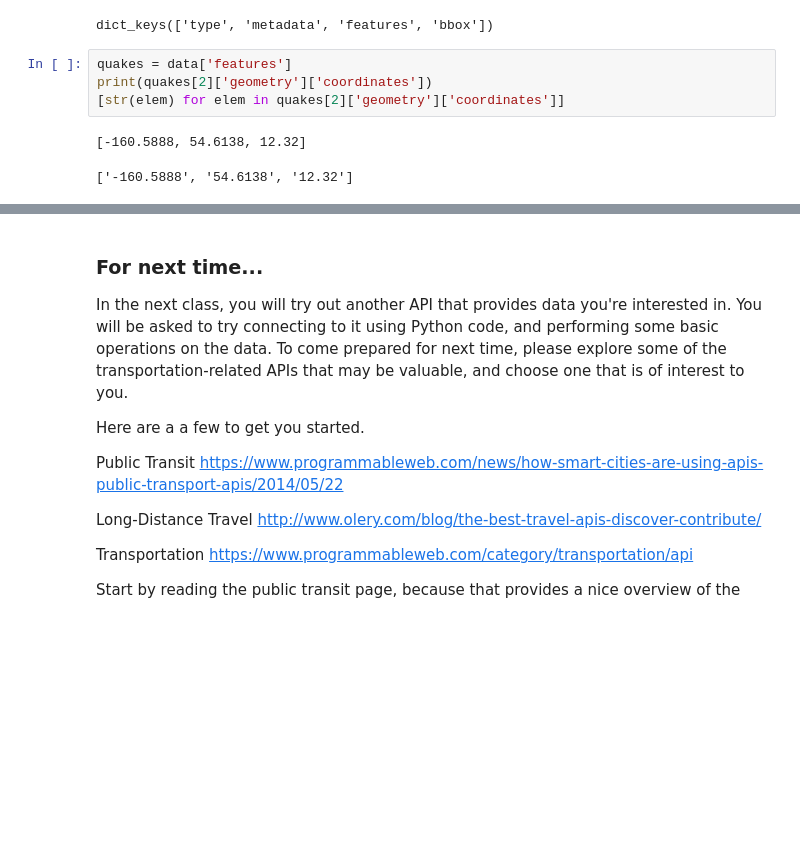
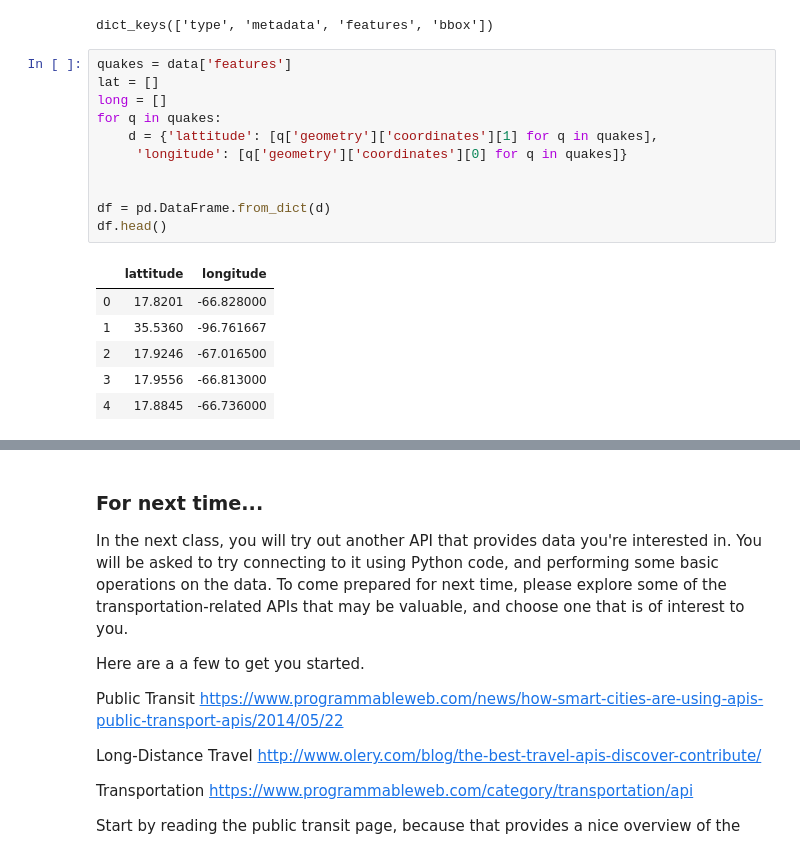
Before and after one commit to vsgo222/ce599, a Jupyter notebook: 12-Open Data APIs/api-demo.ipynb, the cells around one changed output, grey strips where cells are left out. Saved outputs shown, nothing was run; the diff lists cells and outputs as text; blank space fills up the shorter version.

```diff
--- a/12-Open Data APIs/api-demo.ipynb
+++ b/12-Open Data APIs/api-demo.ipynb
@@ -567,10 +523,21 @@ data = json.loads(results)
 data.keys()
 # %% [output]
 dict_keys(['type', 'metadata', 'features', 'bbox'])
-# %%
-quakes = data['features']
-print(quakes[2]['geometry']['coordinates'])
-[str(elem) for elem in quakes[2]['geometry']['coordinates']]
-# %% [output]
-[-160.5888, 54.6138, 12.32]
-['-160.5888', '54.6138', '12.32']
+# %%
+quakes = data['features']
+lat = []
+long = []
+for q in quakes:
+    d = {'lattitude': [q['geometry']['coordinates'][1] for q in quakes],
+     'longitude': [q['geometry']['coordinates'][0] for q in quakes]}
+
+
+df = pd.DataFrame.from_dict(d)
+df.head()
+# %% [output]
+|  | lattitude | longitude |
+| 0 | 17.8201 | -66.828000 |
+| 1 | 35.5360 | -96.761667 |
+| 2 | 17.9246 | -67.016500 |
+| 3 | 17.9556 | -66.813000 |
+| 4 | 17.8845 | -66.736000 |
```
Also changed, not shown: parts of 20 cells of this notebook, 24 other files.
